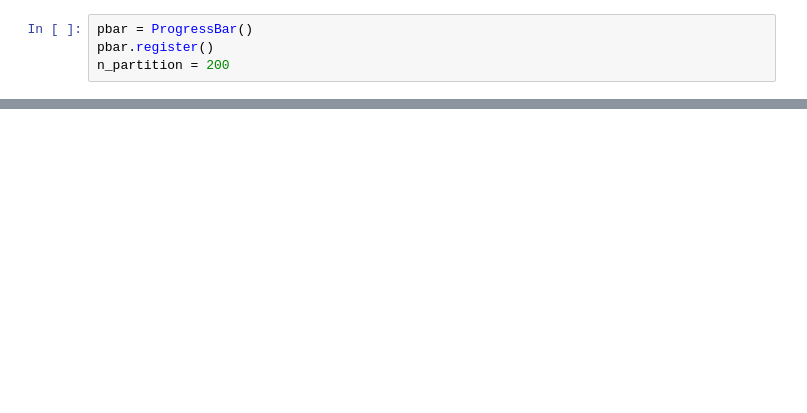
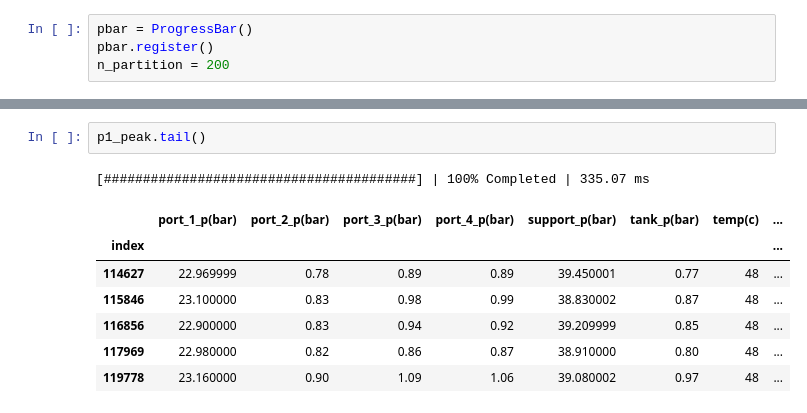
Before and after one commit to jinbeomjeong/joystick_endurance_test, a Jupyter notebook: analysis_data.ipynb, the cells around one changed output, grey strips where cells are left out. Saved outputs shown, nothing was run; the diff lists cells and outputs as text; blank space fills up the shorter version.

```diff
--- a/analysis_data.ipynb
+++ b/analysis_data.ipynb
@@ -78 +93,12 @@ p1_peak_df.drop(columns=['level_0'], inplace=True)
+# %%
+p1_peak.tail()
+# %% [output]
+[########################################] | 100% Completed | 335.07 ms
+|  | port_1_p(bar) | port_2_p(bar) | port_3_p(bar) | port_4_p(bar) | support_p(bar) | tank_p(bar) | temp(c) | ... |
+| index |  |  |  |  |  |  |  | ... |
+| 114627 | 22.969999 | 0.78 | 0.89 | 0.89 | 39.450001 | 0.77 | 48 | ... |
+| 115846 | 23.100000 | 0.83 | 0.98 | 0.99 | 38.830002 | 0.87 | 48 | ... |
+| 116856 | 22.900000 | 0.83 | 0.94 | 0.92 | 39.209999 | 0.85 | 48 | ... |
+| 117969 | 22.980000 | 0.82 | 0.86 | 0.87 | 38.910000 | 0.80 | 48 | ... |
+| 119778 | 23.160000 | 0.90 | 1.09 | 1.06 | 39.080002 | 0.97 | 48 | ... |
 # %%
```
Also changed, not shown: parts of 17 cells of this notebook.
